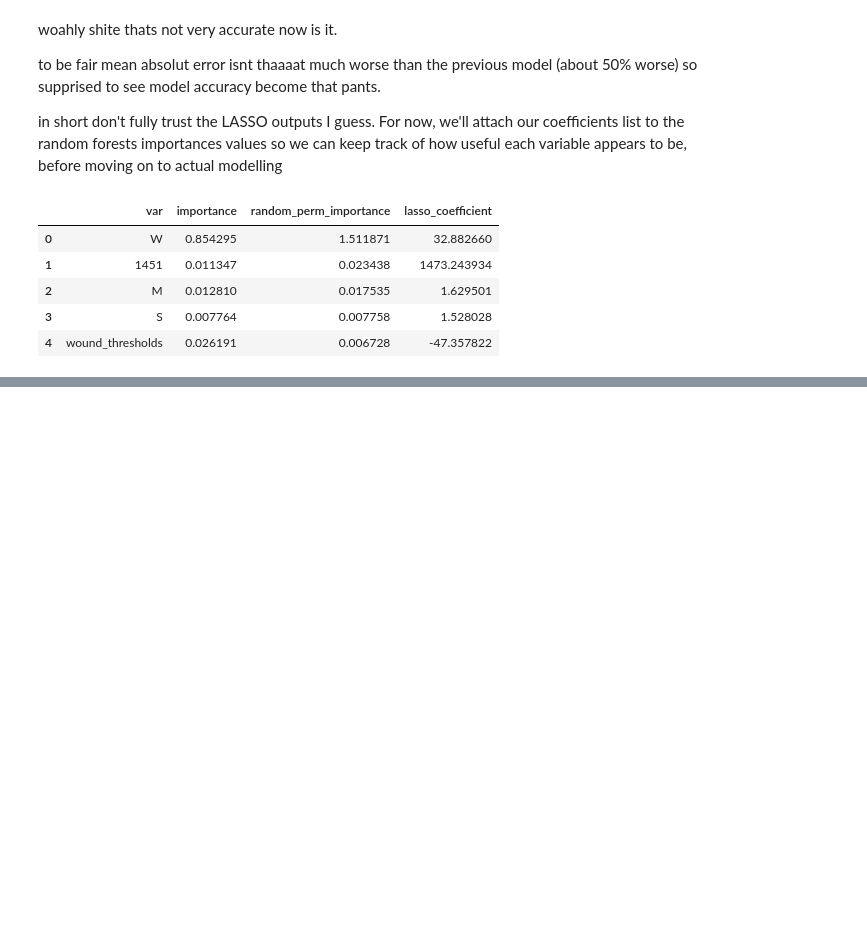
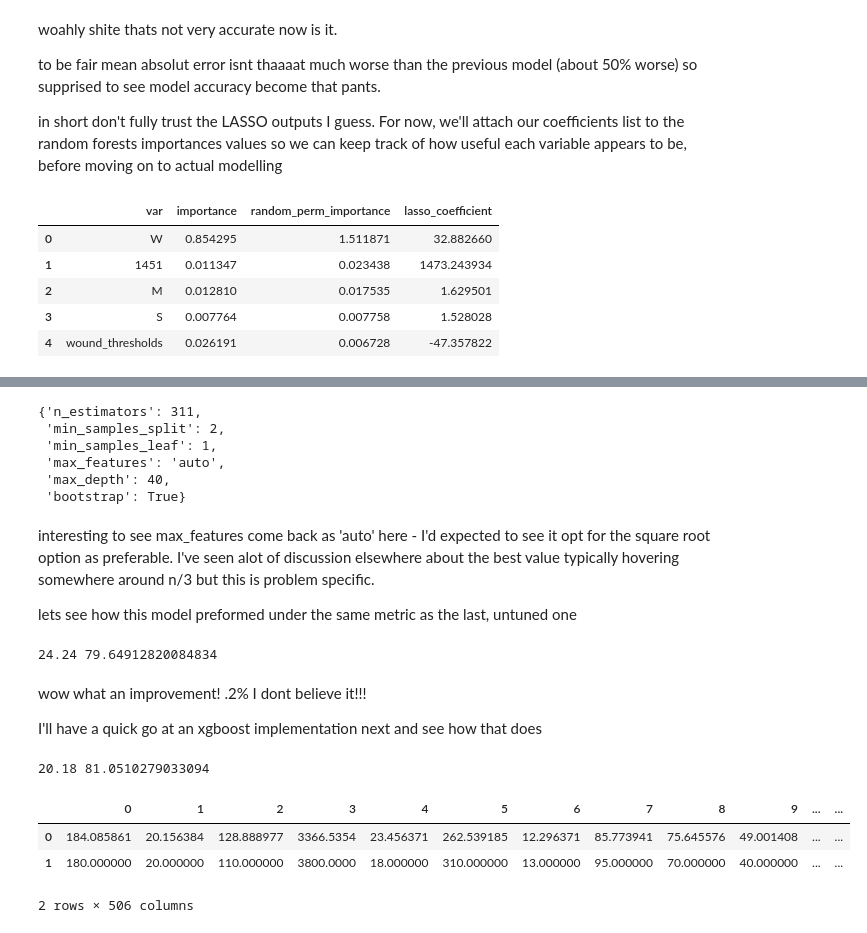
Before and after one commit to JohnStokes228/40k_points_regression, a Jupyter notebook: points_regression.ipynb, the cells around one changed output, grey strips where cells are left out. Drawn from its saved outputs; the diff is of its cells as text; code cells hidden in the pictures; blank space fills up the shorter version.

Commit message:
finished off with some modelling

```diff
--- a/points_regression.ipynb
+++ b/points_regression.ipynb
@@ -539,0 +549,79 @@ df = pd.read_csv('joined_wahapedia.csv')
+# %%
+random_grid = {'n_estimators': [int(x) for x in np.linspace(start = 100, stop = 2000, num = 10)],
+               'max_features': ['auto', 'sqrt'],
+               'max_depth': [int(x) for x in np.linspace(10, 110, num = 11)] + [None],
+               'min_samples_split':  [2, 5, 10],
+               'min_samples_leaf': [1, 2, 4],
+               'bootstrap': [True, False]}  # some possible values for each parameter, copied from the article tbh
+
+rf = RandomForestRegressor()
+rf_random = RandomizedSearchCV(estimator=rf,
+                               param_distributions=random_grid,
+                               n_iter=100,
+                               cv=3,
+                               verbose=2,
+                               random_state=67567
+                               )
+
+rf_random.fit(X_train, y_train)
+rf_random.best_params_
+# %% [output]
+{'n_estimators': 311,
+ 'min_samples_split': 2,
+ 'min_samples_leaf': 1,
+ 'max_features': 'auto',
+ 'max_depth': 40,
+ 'bootstrap': True}
+# %% [markdown]
+interesting to see max_features come back as 'auto' here - I'd expected to see it opt for the square root option as preferable. I've seen alot of discussion elsewhere about the best value typically hovering somewhere around n/3 but this is problem specific.
+
+lets see how this model preformed under the same metric as the last, untuned one
+# %%
+predictions = rf_random.best_estimator_.predict(X_test)
+
+errors = abs(predictions - y_test)  # get points difference
+mean_abs_error = round(np.mean(errors), 2)  # mean abs points difference
+accuracy = 100 - np.mean(100 * (errors / y_test))  # percentage accuracy of model
+
+print(mean_abs_error, accuracy)
+# %% [output]
+24.24 79.64912820084834
+# %% [markdown]
+wow what an improvement! .2% I dont believe it!!!
+
+I'll have a quick go at an xgboost implementation next and see how that does
+# %%
+X_train.columns = X_train.columns.str.replace('<', '').str.replace('>', '')
+X_test.columns = X_test.columns.str.replace('<', '').str.replace('>', '')  # xgboost hates these for their one simple trick
+
+xg_reg = xgb.XGBRegressor(
+    objective ='reg:linear',
+    booster='dart',  # not sure if this is a good thing to have done :O
+    tree_method='exact',
+    num_parallel_tree=10,
+    colsample_bytree=0.6,
+    learning_rate=0.05,
+    max_depth=10,
+    min_split_loss=0.08,
+    n_estimators=350,
+    alpha=15,
+    verbosity=0
+)  # some parameters arrived at mostly by dicking around / the prior random grid
+xg_reg.fit(X_train, y_train)
+
+predictions = xg_reg.predict(X_test)
+
+errors = abs(predictions - y_test)  # get points difference
+mean_abs_error = round(np.mean(errors), 2)  # mean abs points difference
+accuracy = 100 - np.mean(100 * (errors / y_test))  # percentage accuracy of model
+
+print(mean_abs_error, accuracy)
+# %% [output]
+20.18 81.0510279033094
+# %%
+pd.DataFrame([predictions, y_test])
+# %% [output]
+|  | 0 | 1 | 2 | 3 | 4 | 5 | 6 | 7 | 8 | 9 | ... | ... |
+| 0 | 184.085861 | 20.156384 | 128.888977 | 3366.5354 | 23.456371 | 262.539185 | 12.296371 | 85.773941 | 75.645576 | 49.001408 | ... | ... |
+| 1 | 180.000000 | 20.000000 | 110.000000 | 3800.0000 | 18.000000 | 310.000000 | 13.000000 | 95.000000 | 70.000000 | 40.000000 | ... | ... |
+2 rows × 506 columns
```
Also changed, not shown: parts of 4 cells of this notebook.
